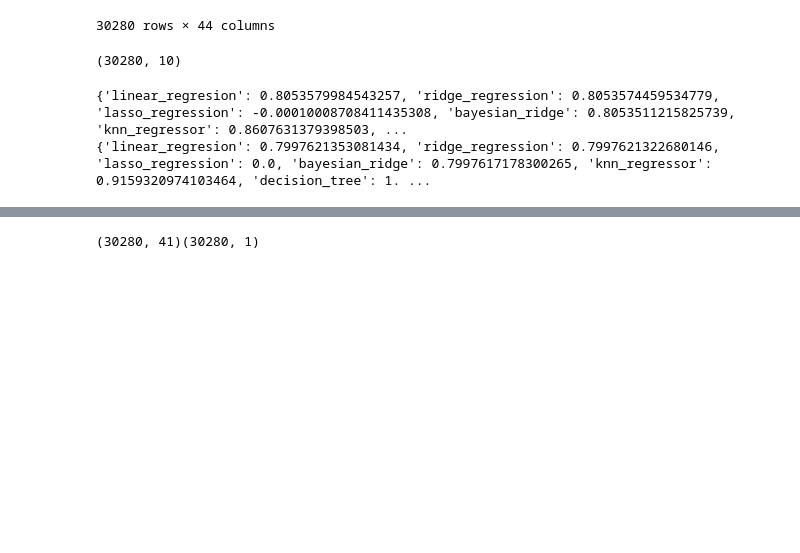
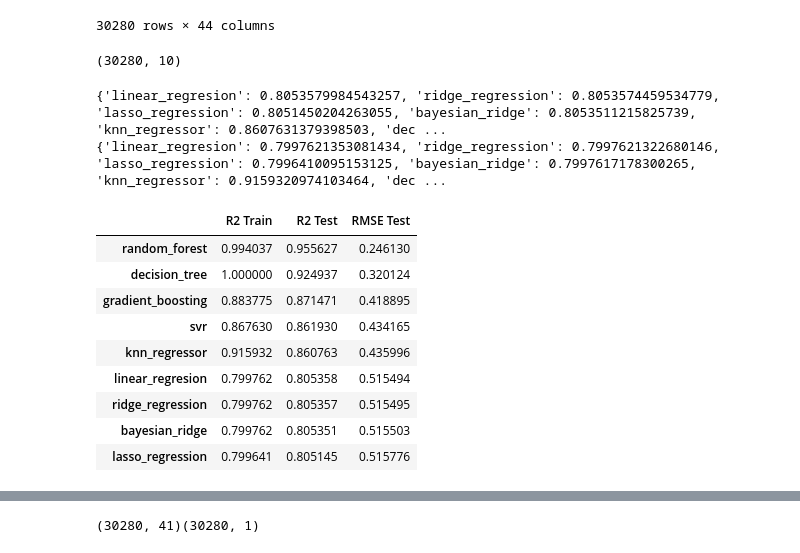
Before and after one commit to LLAES07/seatle, a Jupyter notebook: Notebooks/Proyecto.ipynb, the cells around one changed output, grey strips where cells are left out. Saved outputs shown, nothing was run; the diff lists cells and outputs as text; code cells hidden in the pictures; blank space fills up the shorter version.

```diff
--- a/Notebooks/Proyecto.ipynb
+++ b/Notebooks/Proyecto.ipynb
@@ -899,8 +899,8 @@ from sklearn.metrics import r2_score, root_mean_squared_error
 
 models = {
     'linear_regresion': LinearRegression(),
-    'ridge_regression': Ridge(),
-    'lasso_regression': Lasso(),
+    'ridge_regression': Ridge(alpha=1.0),
+    'lasso_regression':  Lasso(alpha=0.001),
     'bayesian_ridge': BayesianRidge(),
     'knn_regressor': KNeighborsRegressor(),
     'decision_tree': DecisionTreeRegressor(),
@@ -939,5 +939,28 @@ for name, model in models.items():
 print(r2_score_test, 'test')
 print(r2_score_train, 'train')
 # %% [output]
-{'linear_regresion': 0.8053579984543257, 'ridge_regression': 0.8053574459534779, 'lasso_regression': -0.00010008708411435308, 'bayesian_ridge': 0.8053511215825739, 'knn_regressor': 0.8607631379398503, ...
-{'linear_regresion': 0.7997621353081434, 'ridge_regression': 0.7997621322680146, 'lasso_regression': 0.0, 'bayesian_ridge': 0.7997617178300265, 'knn_regressor': 0.9159320974103464, 'decision_tree': 1. ...
+{'linear_regresion': 0.8053579984543257, 'ridge_regression': 0.8053574459534779, 'lasso_regression': 0.8051450204263055, 'bayesian_ridge': 0.8053511215825739, 'knn_regressor': 0.8607631379398503, 'dec ...
+{'linear_regresion': 0.7997621353081434, 'ridge_regression': 0.7997621322680146, 'lasso_regression': 0.7996410095153125, 'bayesian_ridge': 0.7997617178300265, 'knn_regressor': 0.9159320974103464, 'dec ...
+# %%
+results_df = pd.DataFrame({
+    'R2 Train': r2_score_train,
+    'R2 Test': r2_score_test,
+    'RMSE Test': rmse_score
+})
+
+# Ordenar por R2 Test descendente (mejor modelo primero)
+results_df = results_df.sort_values(by='R2 Test', ascending=False)
+
+# Mostrar resultados
+results_df
+# %% [output]
+|  | R2 Train | R2 Test | RMSE Test |
+| random_forest | 0.994037 | 0.955627 | 0.246130 |
+| decision_tree | 1.000000 | 0.924937 | 0.320124 |
+| gradient_boosting | 0.883775 | 0.871471 | 0.418895 |
+| svr | 0.867630 | 0.861930 | 0.434165 |
+| knn_regressor | 0.915932 | 0.860763 | 0.435996 |
+| linear_regresion | 0.799762 | 0.805358 | 0.515494 |
+| ridge_regression | 0.799762 | 0.805357 | 0.515495 |
+| bayesian_ridge | 0.799762 | 0.805351 | 0.515503 |
+| lasso_regression | 0.799641 | 0.805145 | 0.515776 |
```
Also changed, not shown: parts of 6 cells of this notebook.
